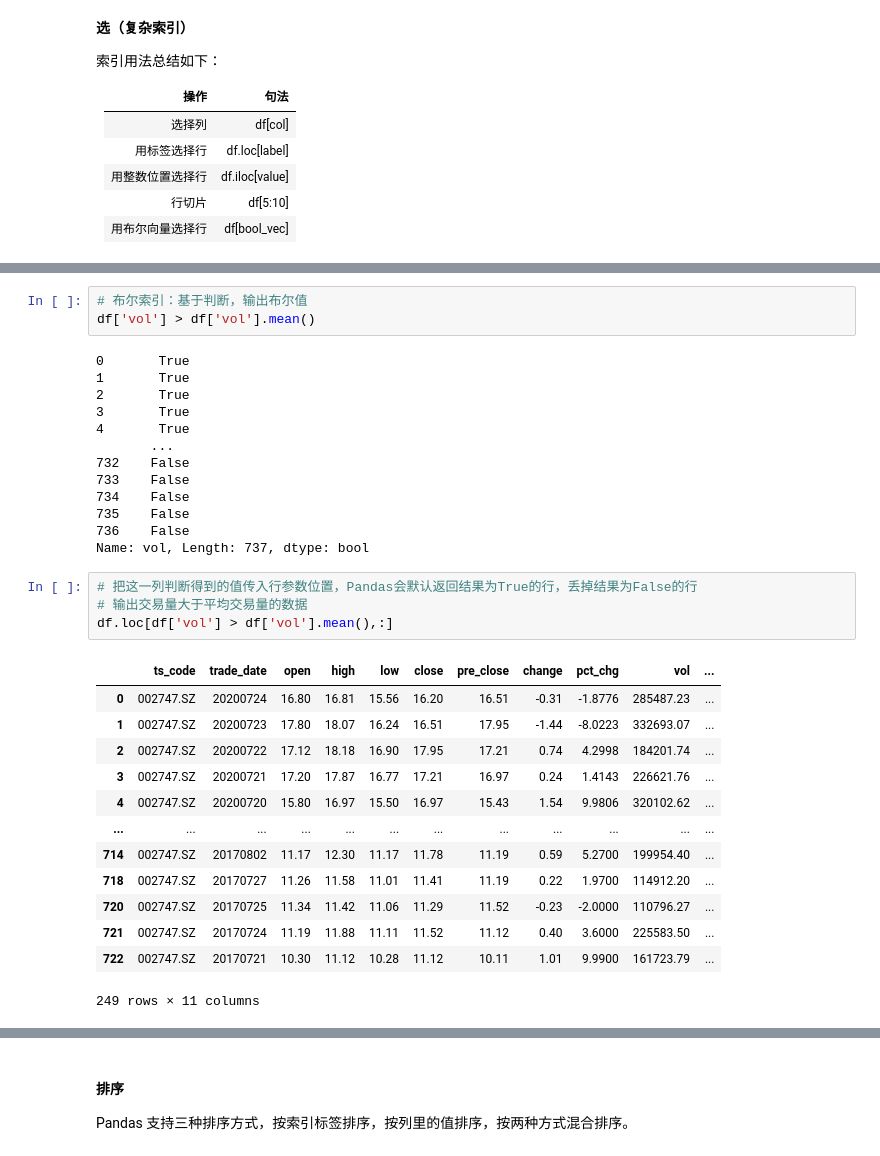
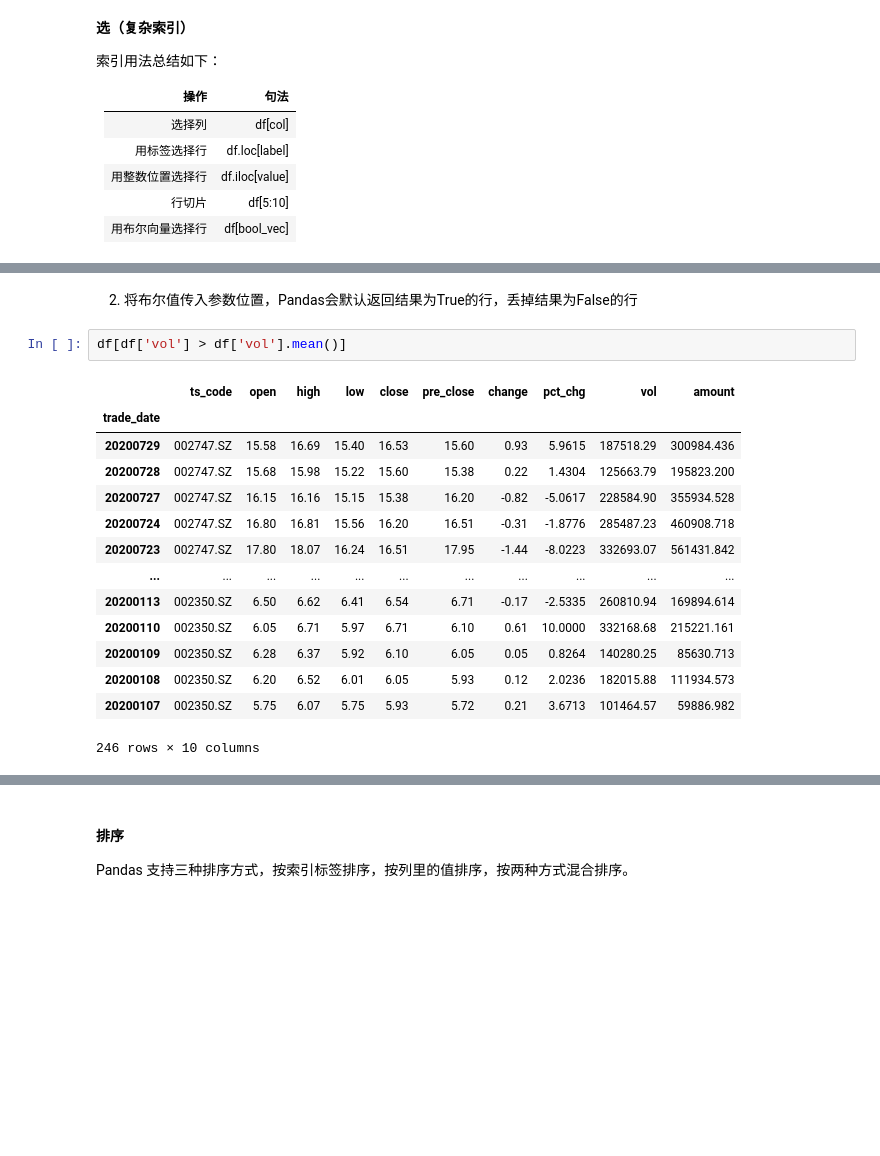
Before and after one commit to superMC5657/jrxy_python_course, a Jupyter notebook: BasicSession/pandas_learn.ipynb, the cells around one changed output, grey strips where cells are left out. Drawn from its saved outputs; the diff is of its cells as text; blank space fills up the shorter version.

```diff
--- a/BasicSession/pandas_learn.ipynb
+++ b/BasicSession/pandas_learn.ipynb
@@ -316,34 +468,19 @@ Name: open, dtype: float64
+# %% [markdown]
+2. 将布尔值传入参数位置，Pandas会默认返回结果为True的行，丢掉结果为False的行
 # %%
-# 布尔索引：基于判断，输出布尔值
-df['vol'] > df['vol'].mean()
+df[df['vol'] > df['vol'].mean()]
 # %% [output]
+|  | ts_code | open | high | low | close | pre_close | change | pct_chg | vol | amount |
+| trade_date |  |  |  |  |  |  |  |  |  |  |
+| 20200729 | 002747.SZ | 15.58 | 16.69 | 15.40 | 16.53 | 15.60 | 0.93 | 5.9615 | 187518.29 | 300984.436 |
+| 20200728 | 002747.SZ | 15.68 | 15.98 | 15.22 | 15.60 | 15.38 | 0.22 | 1.4304 | 125663.79 | 195823.200 |
+| 20200727 | 002747.SZ | 16.15 | 16.16 | 15.15 | 15.38 | 16.20 | -0.82 | -5.0617 | 228584.90 | 355934.528 |
+| 20200724 | 002747.SZ | 16.80 | 16.81 | 15.56 | 16.20 | 16.51 | -0.31 | -1.8776 | 285487.23 | 460908.718 |
+| 20200723 | 002747.SZ | 17.80 | 18.07 | 16.24 | 16.51 | 17.95 | -1.44 | -8.0223 | 332693.07 | 561431.842 |
+| ... | ... | ... | ... | ... | ... | ... | ... | ... | ... | ... |
+| 20200113 | 002350.SZ | 6.50 | 6.62 | 6.41 | 6.54 | 6.71 | -0.17 | -2.5335 | 260810.94 | 169894.614 |
+| 20200110 | 002350.SZ | 6.05 | 6.71 | 5.97 | 6.71 | 6.10 | 0.61 | 10.0000 | 332168.68 | 215221.161 |
+| 20200109 | 002350.SZ | 6.28 | 6.37 | 5.92 | 6.10 | 6.05 | 0.05 | 0.8264 | 140280.25 | 85630.713 |
+| 20200108 | 002350.SZ | 6.20 | 6.52 | 6.01 | 6.05 | 5.93 | 0.12 | 2.0236 | 182015.88 | 111934.573 |
+| 20200107 | 002350.SZ | 5.75 | 6.07 | 5.75 | 5.93 | 5.72 | 0.21 | 3.6713 | 101464.57 | 59886.982 |
-0       True
-1       True
-2       True
-3       True
-4       True
-       ...
-732    False
-733    False
-734    False
-735    False
-736    False
-Name: vol, Length: 737, dtype: bool
+246 rows × 10 columns
-# %%
-# 把这一列判断得到的值传入行参数位置，Pandas会默认返回结果为True的行，丢掉结果为False的行
-# 输出交易量大于平均交易量的数据
-df.loc[df['vol'] > df['vol'].mean(),:]
-# %% [output]
-|  | ts_code | trade_date | open | high | low | close | pre_close | change | pct_chg | vol | ... |
-| 0 | 002747.SZ | 20200724 | 16.80 | 16.81 | 15.56 | 16.20 | 16.51 | -0.31 | -1.8776 | 285487.23 | ... |
-| 1 | 002747.SZ | 20200723 | 17.80 | 18.07 | 16.24 | 16.51 | 17.95 | -1.44 | -8.0223 | 332693.07 | ... |
-| 2 | 002747.SZ | 20200722 | 17.12 | 18.18 | 16.90 | 17.95 | 17.21 | 0.74 | 4.2998 | 184201.74 | ... |
-| 3 | 002747.SZ | 20200721 | 17.20 | 17.87 | 16.77 | 17.21 | 16.97 | 0.24 | 1.4143 | 226621.76 | ... |
-| 4 | 002747.SZ | 20200720 | 15.80 | 16.97 | 15.50 | 16.97 | 15.43 | 1.54 | 9.9806 | 320102.62 | ... |
-| ... | ... | ... | ... | ... | ... | ... | ... | ... | ... | ... | ... |
-| 714 | 002747.SZ | 20170802 | 11.17 | 12.30 | 11.17 | 11.78 | 11.19 | 0.59 | 5.2700 | 199954.40 | ... |
-| 718 | 002747.SZ | 20170727 | 11.26 | 11.58 | 11.01 | 11.41 | 11.19 | 0.22 | 1.9700 | 114912.20 | ... |
-| 720 | 002747.SZ | 20170725 | 11.34 | 11.42 | 11.06 | 11.29 | 11.52 | -0.23 | -2.0000 | 110796.27 | ... |
-| 721 | 002747.SZ | 20170724 | 11.19 | 11.88 | 11.11 | 11.52 | 11.12 | 0.40 | 3.6000 | 225583.50 | ... |
-| 722 | 002747.SZ | 20170721 | 10.30 | 11.12 | 10.28 | 11.12 | 10.11 | 1.01 | 9.9900 | 161723.79 | ... |
-249 rows × 11 columns
```
Also changed, not shown: parts of 59 cells of this notebook.
